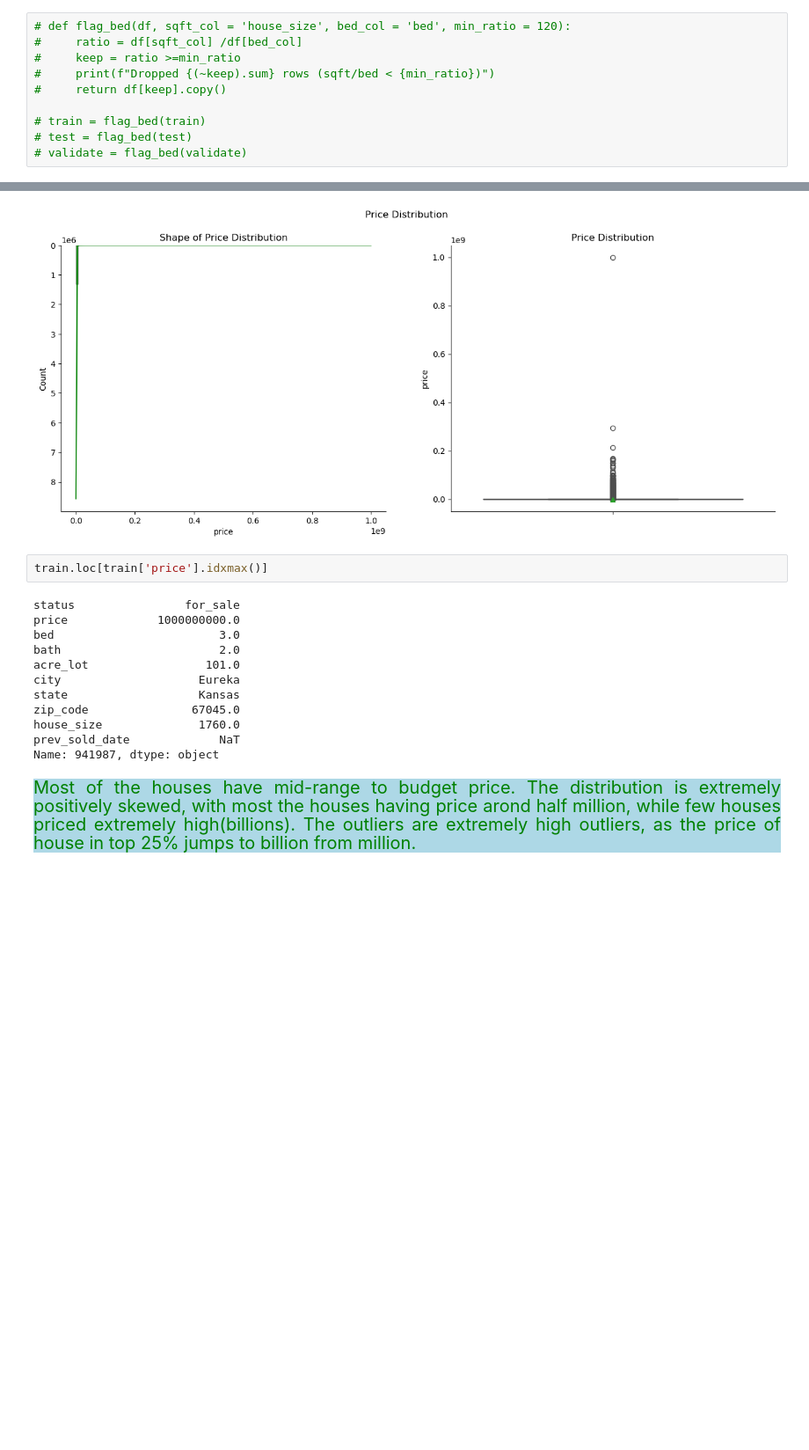
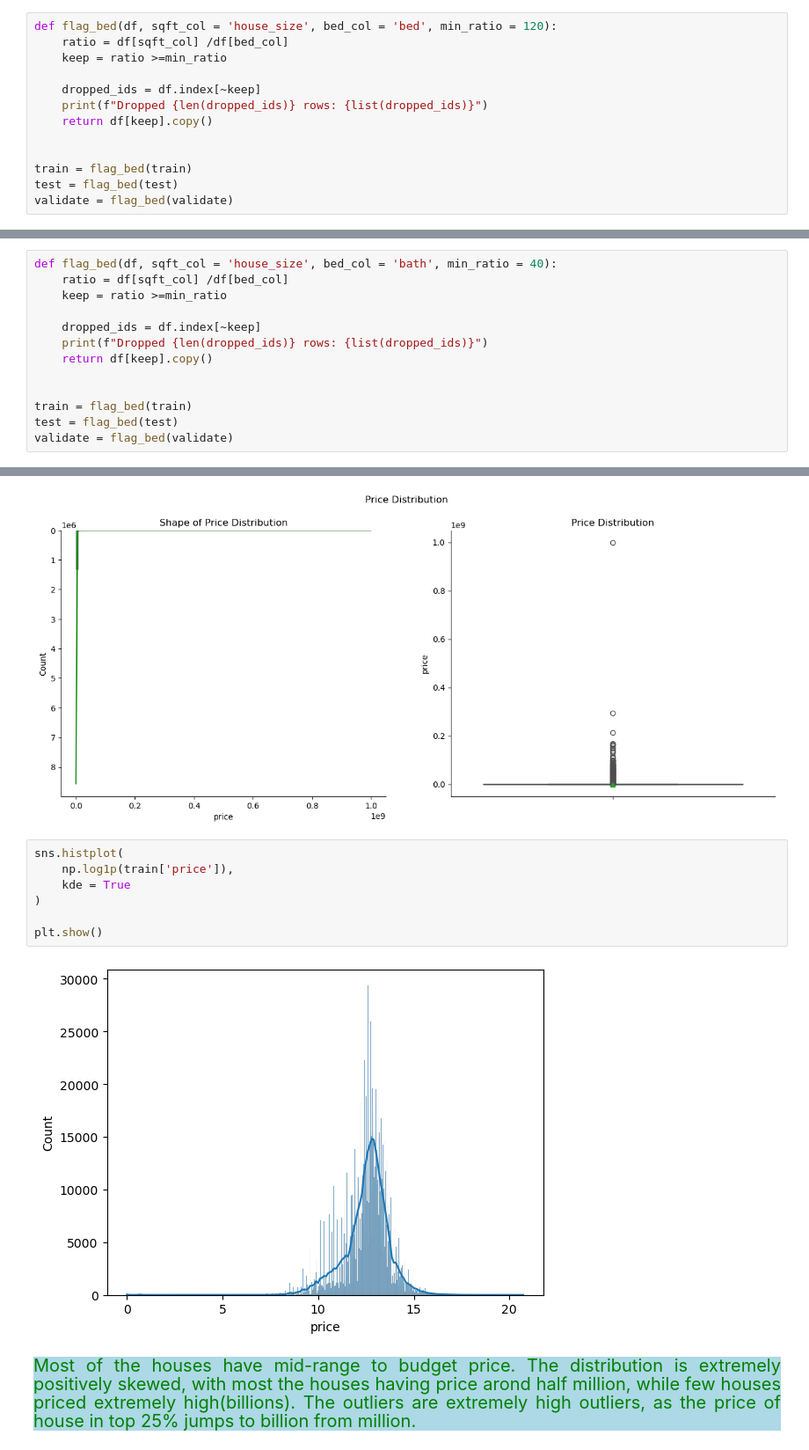
Before and after one commit to Kartika-Nidhi/DS_Projects, a Jupyter notebook: USARealEstatePricePrediction.ipynb, the cells around one changed output, grey strips where cells are left out. Shown at 88% size. Saved outputs shown, nothing was run; the diff lists cells and outputs as text; blank space fills up the shorter version.

Commit message:
refined cleaning and wrangling of price

```diff
--- a/USARealEstatePricePrediction.ipynb
+++ b/USARealEstatePricePrediction.ipynb
@@ -254,12 +256,15 @@ validate.drop('sqft_bin', axis = 1, inplace = True)
 # %%
 test.drop('sqft_bin', axis = 1, inplace = True)
 # %%
-# def flag_bed(df, sqft_col = 'house_size', bed_col = 'bed', min_ratio = 120):
-#     ratio = df[sqft_col] /df[bed_col]
-#     keep = ratio >=min_ratio
-#     print(f"Dropped {(~keep).sum} rows (sqft/bed < {min_ratio})")
-#     return df[keep].copy()
+def flag_bed(df, sqft_col = 'house_size', bed_col = 'bed', min_ratio = 120):
+    ratio = df[sqft_col] /df[bed_col]
+    keep = ratio >=min_ratio
 
-# train = flag_bed(train)
-# test = flag_bed(test)
-# validate = flag_bed(validate)
+    dropped_ids = df.index[~keep]
+    print(f"Dropped {len(dropped_ids)} rows: {list(dropped_ids)}")
+    return df[keep].copy()
+
+
+train = flag_bed(train)
+test = flag_bed(test)
+validate = flag_bed(validate)
@@ -265,0 +275,13 @@ test.drop('sqft_bin', axis = 1, inplace = True)
+# %%
+def flag_bed(df, sqft_col = 'house_size', bed_col = 'bath', min_ratio = 40):
+    ratio = df[sqft_col] /df[bed_col]
+    keep = ratio >=min_ratio
+
+    dropped_ids = df.index[~keep]
+    print(f"Dropped {len(dropped_ids)} rows: {list(dropped_ids)}")
+    return df[keep].copy()
+
+
+train = flag_bed(train)
+test = flag_bed(test)
+validate = flag_bed(validate)
@@ -339,20 +367,15 @@ sns.despine()
 plt.show()
 # %% [output]
 [figure]
-# %%
-train.loc[train['price'].idxmax()]
-# %% [output]
-status                for_sale
-price             1000000000.0
-bed                        3.0
-bath                       2.0
-acre_lot                 101.0
-city                    Eureka
-state                   Kansas
-zip_code               67045.0
-house_size              1760.0
-prev_sold_date             NaT
-Name: 941987, dtype: object
+# %%
+sns.histplot(
+    np.log1p(train['price']),
+    kde = True
+)
+
+plt.show()
+# %% [output]
+[figure, added]
 # %% [markdown]
 <div style = "background-color:lightblue; color:green; font-size:20px; text-align:justify">Most of the houses have mid-range to budget price. The distribution is extremely positively skewed, with most the houses having price arond half million, while few houses priced extremely high(billions). The outliers are extremely high outliers, as the price of house in top 25% jumps to billion from million.
 # %% [markdown]
```
Also changed, not shown: parts of 4 cells of this notebook.
